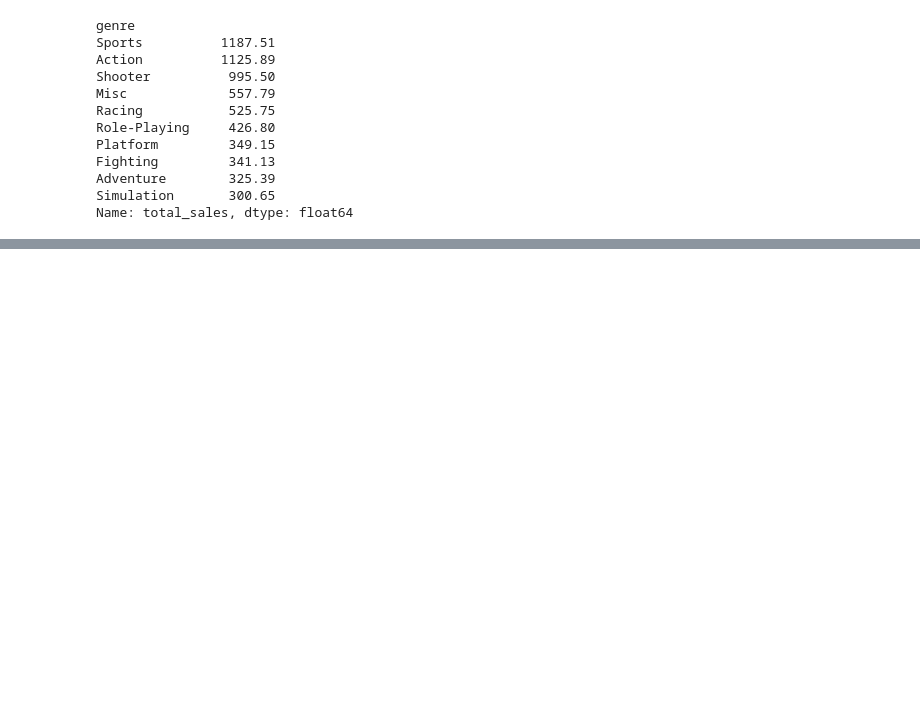
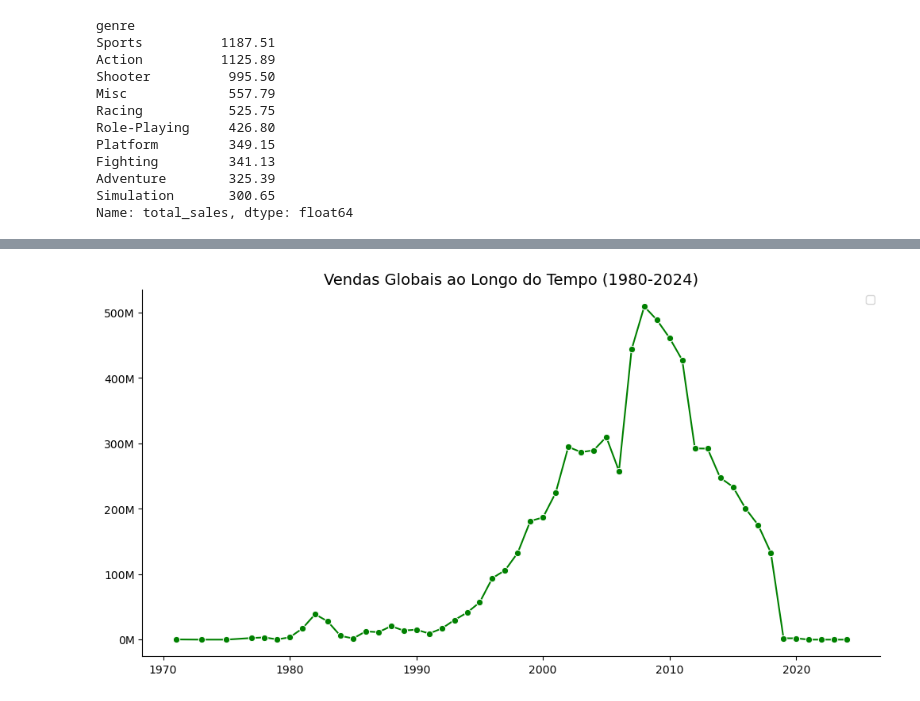
Before and after one commit to MatheusMorandi/Analise_Vendas_Jogos_2024, a Jupyter notebook: src/eda.ipynb, the cells around one changed output, grey strips where cells are left out. Saved outputs shown, nothing was run; the diff lists cells and outputs as text; code cells hidden in the pictures; blank space fills up the shorter version.

```diff
--- a/src/eda.ipynb
+++ b/src/eda.ipynb
@@ -337,0 +450,8 @@ plt.show()
+# %%
+# Agora agruparemos por jogo e primeira data de lançamento, somando as vendas
+dados_consolidados = ds.groupby(["title", "first_release_date"]).agg({"total_sales":"sum"}).reset_index()
+
+# Nesse ponto ordenaremos pela primeira data de lançamento
+dados_consolidados = dados_consolidados.sort_values(by = "first_release_date")
+
+dados_consolidados
@@ -337,0 +472,12 @@ plt.show()
+# %%
+serie_temporal = dados_consolidados.groupby("first_release_date")["total_sales"].sum().reset_index()
+
+serie_temporal.set_index("first_release_date", inplace = True)
+
+serie_temporal = serie_temporal.resample("ME").sum().fillna(0)
+
+dados_consolidados["year"] = dados_consolidados["first_release_date"].dt.year
+
+vendas_por_ano = dados_consolidados.groupby("year")["total_sales"].sum()
+
+serie_temporal, vendas_por_ano
@@ -337,0 +502,20 @@ plt.show()
+# %%
+plt.figure(figsize=(12,6))
+
+sns.lineplot(data = vendas_por_ano, marker='o', color = "green", legend = False)
+
+plt.gca().yaxis.set_major_formatter(plt.FuncFormatter(formatador))
+
+plt.title("Vendas Globais ao Longo do Tempo (1980-2024)", fontsize = 14, pad = 5)
+
+plt.legend()
+
+plt.ylabel("")
+
+plt.xlabel("")
+
+sns.despine()
+
+plt.show()
+# %% [output]
+[figure, added]
```
Also changed, not shown: parts of 25 cells of this notebook, 1 other file.
